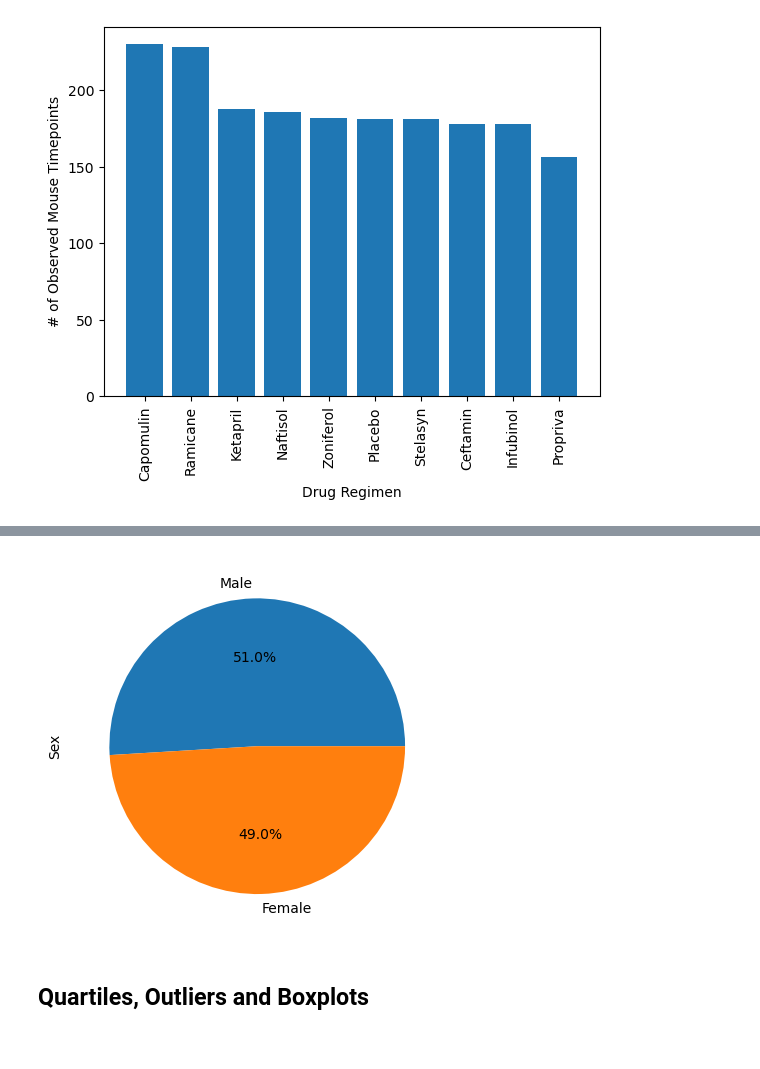
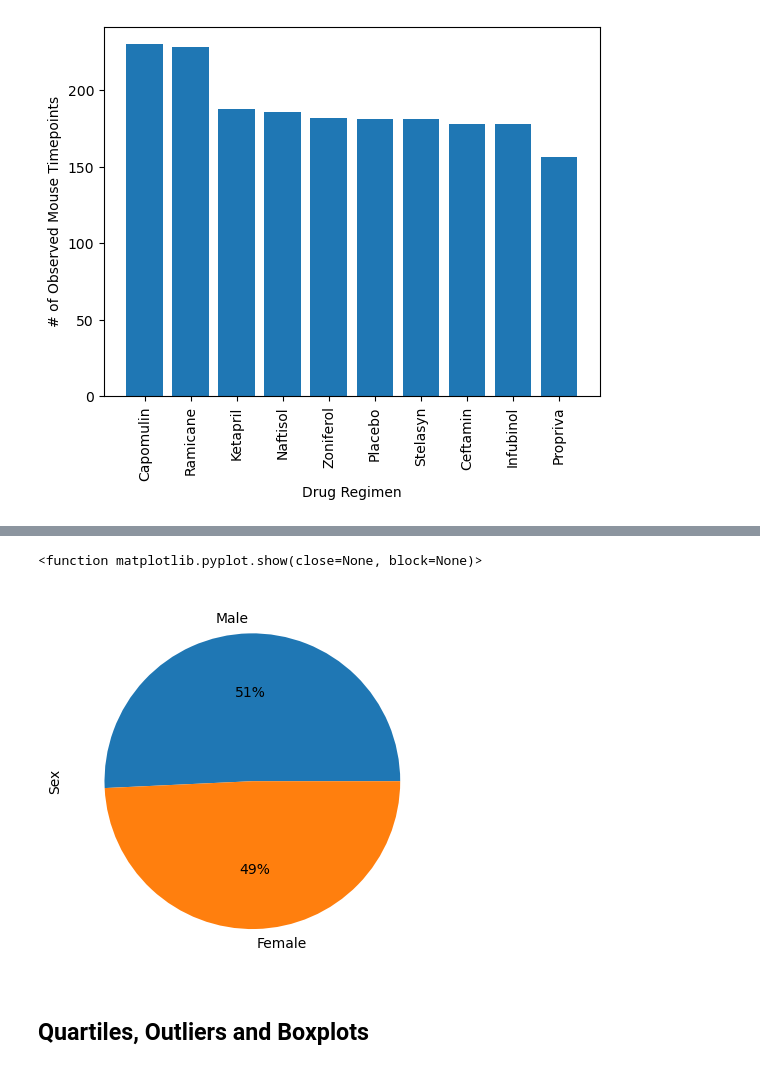
Before and after one commit to Vallkhan/Matplotlib-Project, a Jupyter notebook: pymaceuticals_starter_working_copy.ipynb, the cells around one changed output, grey strips where cells are left out. Cells and saved outputs as stored; diff of their text form; code cells hidden in the pictures.

```diff
--- a/pymaceuticals_starter_working_copy.ipynb
+++ b/pymaceuticals_starter_working_copy.ipynb
@@ -239,7 +229,20 @@ mouse_study_results
 # %%
 # Generate a pie plot showing the distribution of female versus male mice using pyplot
+mouse_sex = mouse_study_results['Sex'].unique()
+mouse_sex = reversed(sorted(mouse_sex))
+
+sex_count = mouse_study_results['Sex'].value_counts()
+dict1 = {'Sex': mouse_sex,
+          'Sex_cnt': sex_count}
+
+df1 = pd.DataFrame(dict1)
+
+plt.pie(df1['Sex_cnt'],autopct='%1.f%%',labels= df1['Sex'])
+plt.ylabel("Sex")
+plt.show
 # %% [output]
+<function matplotlib.pyplot.show(close=None, block=None)>
-[figure, old version]
+[figure, new version]
 # %% [markdown]
 ## Quartiles, Outliers and Boxplots
 # %%
```
Also changed, not shown: parts of 2 cells of this notebook.
